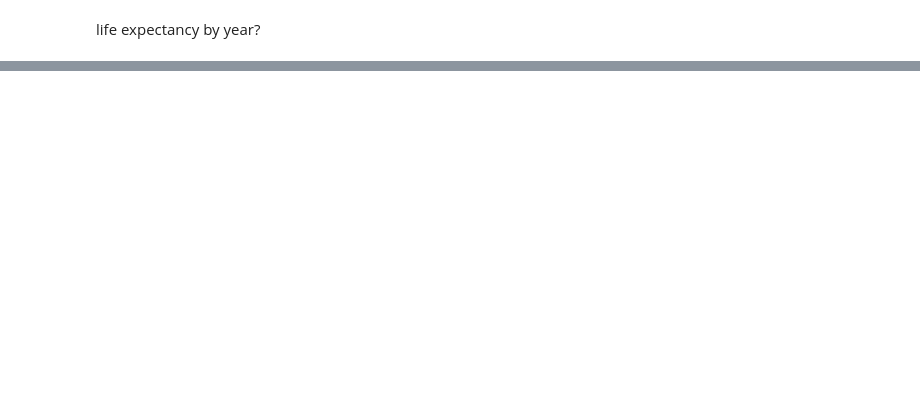
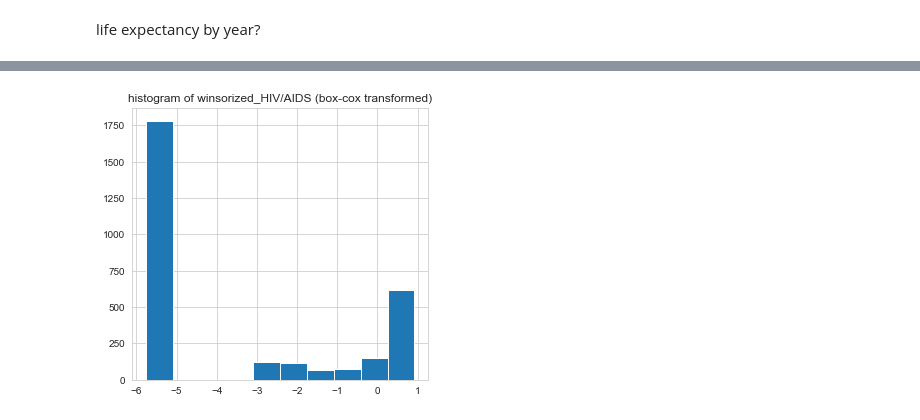
Before and after one commit to kathieking/Thinkful, a Jupyter notebook: check17_challenge-Copy1.ipynb, the cells around one changed output, grey strips where cells are left out. Saved outputs shown, nothing was run; the diff lists cells and outputs as text; code cells hidden in the pictures; blank space fills up the shorter version.

```diff
--- a/check17_challenge-Copy1.ipynb
+++ b/check17_challenge-Copy1.ipynb
@@ -699,0 +1171,14 @@ In the feature engineering step, you need to select a suite of variables that yo
+# %%
+hiv_boxcox,_ = boxcox(lifeexpectancy_df['winsorized_HIV/AIDS'])
+
+plt.figure(figsize=(18,5))
+
+
+plt.subplot(1, 3, 2)
+plt.hist(hiv_boxcox)
+plt.title("histogram of winsorized_HIV/AIDS (box-cox transformed)")
+
+
+plt.show()
+# %% [output]
+[figure, added]
```
Also changed, not shown: parts of 69 cells of this notebook.
